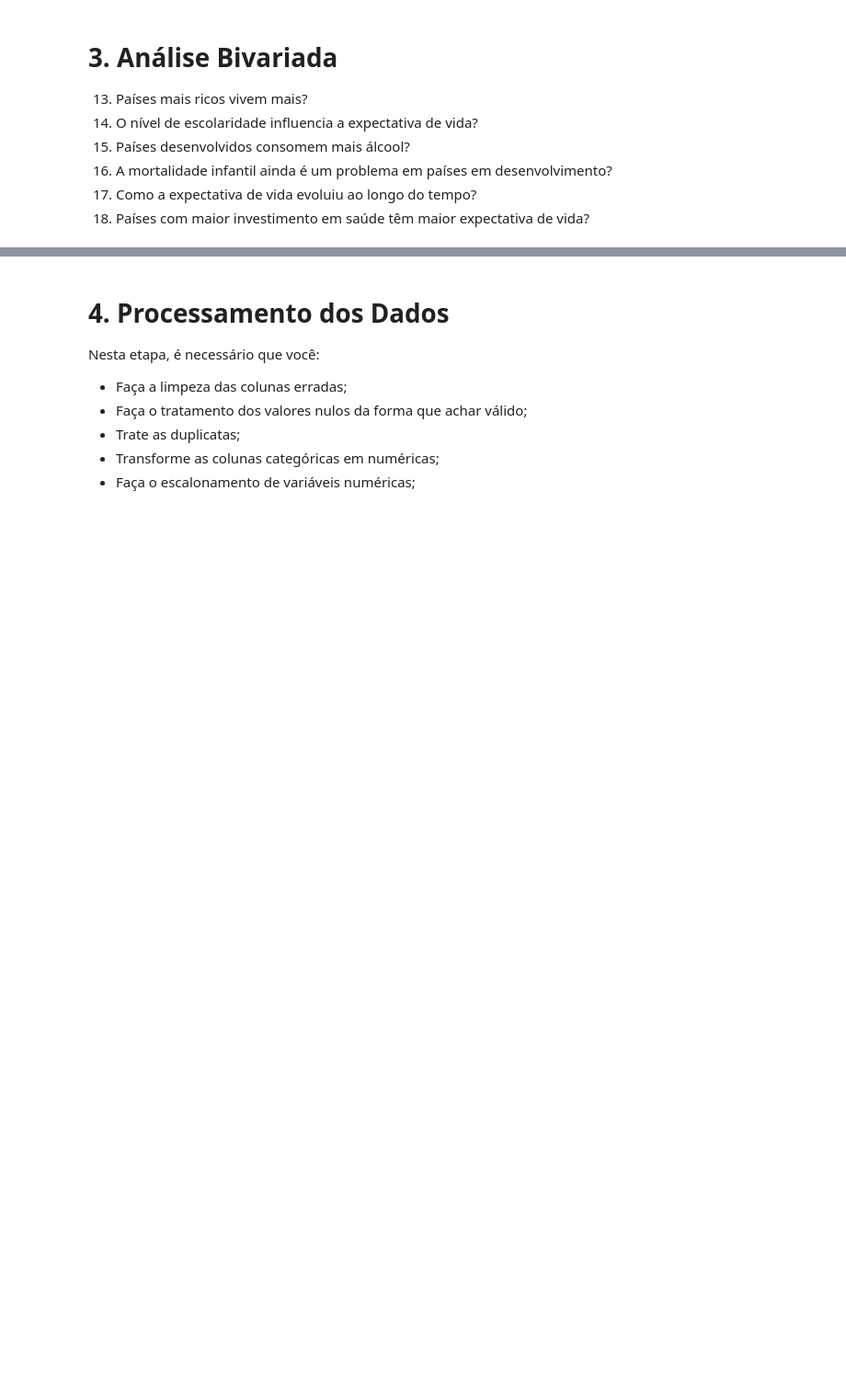
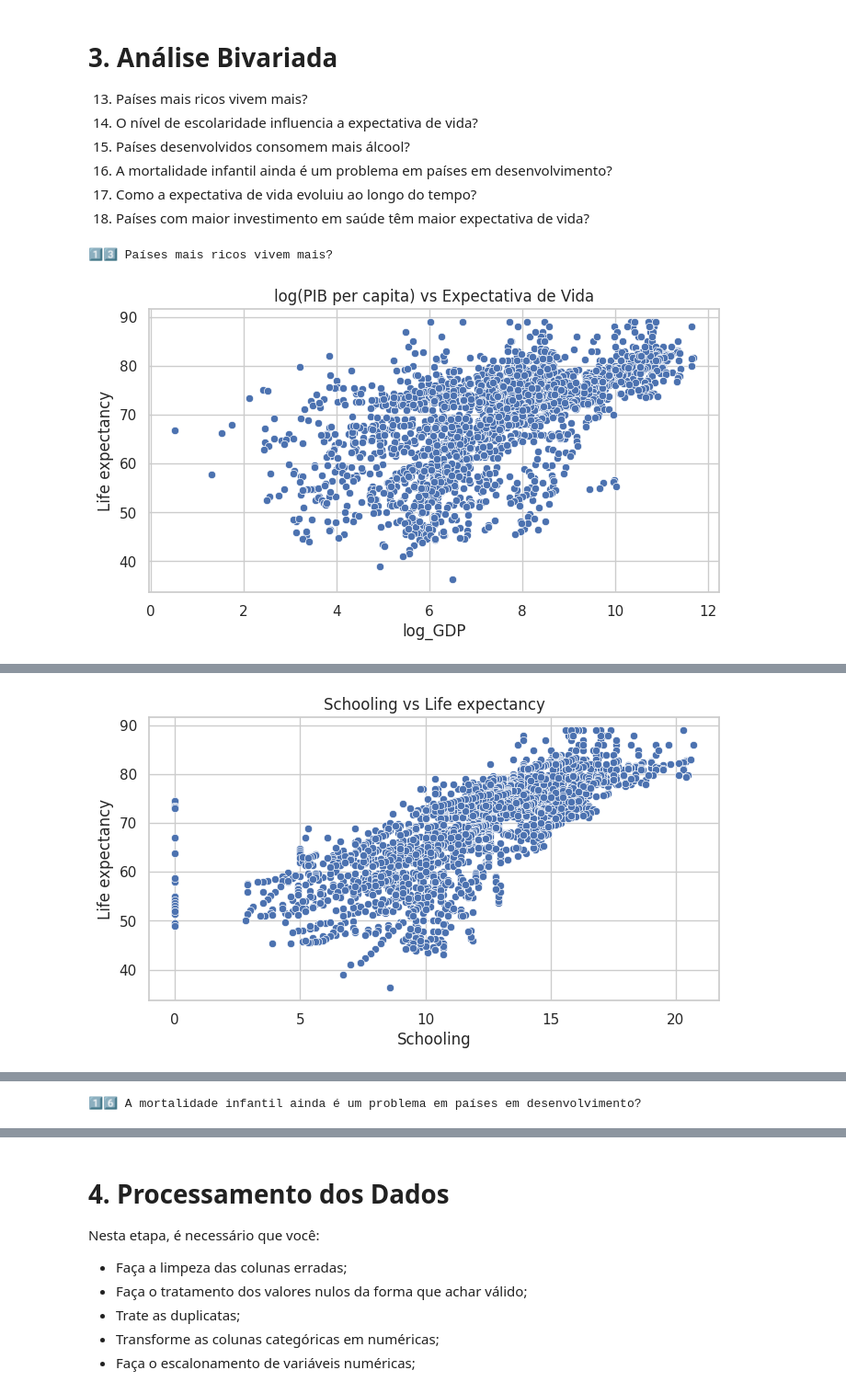
Before and after one commit to anasegatelli/curso-facens-python, a Jupyter notebook: ML/aula 1/Aula1_aula_casa.ipynb, the cells around one changed output, grey strips where cells are left out. Shown at 92% size. Saved outputs shown, nothing was run; the diff lists cells and outputs as text; code cells hidden in the pictures; blank space fills up the shorter version.

```diff
--- a/ML/aula 1/Aula1_aula_casa.ipynb
+++ b/ML/aula 1/Aula1_aula_casa.ipynb
@@ -346,3 +559,81 @@ TypeError: data type 'integer' not understood
 16. A mortalidade infantil ainda é um problema em países em desenvolvimento?
 17. Como a expectativa de vida evoluiu ao longo do tempo?
 18. Países com maior investimento em saúde têm maior expectativa de vida?
+# %%
+# =========================================
+# 🔗 3. Análise Bivariada (padronizado com ícones)
+# =========================================
+
+import seaborn as sns
+import matplotlib.pyplot as plt
+import numpy as np
+
+sns.set(style="whitegrid")
+plt.rcParams['figure.figsize'] = (8,4)
+
+# 1️⃣3️⃣ Países mais ricos vivem mais?
+print("1️⃣3️⃣ Países mais ricos vivem mais?")
+mask = df['GDP'].notnull() & df['Life expectancy'].notnull()
+df13 = df.loc[mask, ['GDP','Life expectancy']].copy()
+df13 = df13[df13['GDP'] > 0]
+if df13.empty:
+    print("→ Dados insuficientes para 1️⃣3️⃣ (GDP ou Life expectancy ausentes).")
+else:
+    df13['log_GDP'] = np.log(df13['GDP'])
+    sns.scatterplot(x='log_GDP', y='Life expectancy', data=df13)
+    plt.title("log(PIB per capita) vs Expectativa de Vida")
+    plt.show()
+    print(f"📈 Correlação (Pearson) log(GDP) x Life expectancy: {df13['log_GDP'].corr(df13['Life expectancy']):.2f}")
+    print(f"🔁 Correlação (Spearman) log(GDP) x Life expectancy: {df13['log_GDP'].corr(df13['Life expectancy'], method='spearman'):.2f}\n")
+
+# 1️⃣4️⃣ O nível de escolaridade influencia a expectativa de vida?
+print("1️⃣4️⃣ O nível de escolaridade influencia a expectativa de vida?")
+if df['Schooling'].notnull().any() and df['Life expectancy'].notnull().any():
+    sns.scatterplot(x='Schooling', y='Life expectancy', data=df)
+    plt.title("Schooling vs Life expectancy")
+    plt.show()
+    print(f"📈 Correlação (Pearson) Schooling x Life expectancy: {df['Schooling'].corr(df['Life expectancy']):.2f}\n")
+else:
+    print("→ Dados insuficientes para 1️⃣4️⃣.\n")
+
+# 1️⃣5️⃣ Países desenvolvidos consomem mais álcool?
+print("1️⃣5️⃣ Países desenvolvidos consomem mais álcool?")
+if 'Status' in df.columns and 'Alcohol' in df.columns:
+    sns.boxplot(x='Status', y='Alcohol', data=df)
+    plt.title("Alcohol por Status")
+    plt.show()
+else:
+    print("→ Coluna 'Status' ou 'Alcohol' ausente.\n")
+
+# 1️⃣6️⃣ A mortalidade infantil ainda é um problema em países em desenvolvimento?
+print("1️⃣6️⃣ A mortalidade infantil ainda é um problema em países em desenvolvimento?")
+if 'Status' in df.columns and 'infant deaths' in df.columns:
+    sns.boxplot(x='Status', y='infant deaths', data=df)
+    plt.title("Infant deaths por Status")
+    plt.show()
+else:
+    print("→ Coluna 'Status' ou 'infant deaths' ausente.\n")
+
+# 1️⃣7️⃣ Como a expectativa de vida evoluiu ao longo do tempo?
+print("1️⃣7️⃣ Como a expectativa de vida evoluiu ao longo do tempo?")
+if 'Year' in df.columns and 'Life expectancy' in df.columns:
+    df_year = df.groupby('Year', as_index=False)['Life expectancy'].mean()
+    sns.lineplot(x='Year', y='Life expectancy', data=df_year, marker='o')
+    plt.title("Evolução da Expectativa de Vida (média por ano)")
+    plt.show()
+else:
+    print("→ Coluna 'Year' ou 'Life expectancy' ausente.\n")
+
+# 1️⃣8️⃣ Países com maior investimento em saúde têm maior expectativa de vida?
+print("1️⃣8️⃣ Países com maior investimento em saúde têm maior expectativa de vida?")
+if 'Total expenditure' in df.columns and 'Life expectancy' in df.columns:
+    mask18 = df['Total expenditure'].notnull() & df['Life expectancy'].notnull()
+    sns.scatterplot(x='Total expenditure', y='Life expectancy', data=df[mask18])
+    plt.title("Total expenditure vs Life expectancy")
+    plt.show()
+    print(f"📈 Correlação (Pearson) Total expenditure x Life expectancy: {df.loc[mask18,'Total expenditure'].corr(df.loc[mask18,'Life expectancy']):.2f}\n")
+else:
+    print("→ Coluna 'Total expenditure' ou 'Life expectancy' ausente.\n")
+# %% [output]
+1️⃣3️⃣ Países mais ricos vivem mais?
+[figure, added]
@@ -348,0 +644 @@ TypeError: data type 'integer' not understood
+[figure, added]
@@ -348,0 +649 @@ TypeError: data type 'integer' not understood
+1️⃣6️⃣ A mortalidade infantil ainda é um problema em países em desenvolvimento?
```
Also changed, not shown: parts of 5 cells of this notebook, 2 other files.
